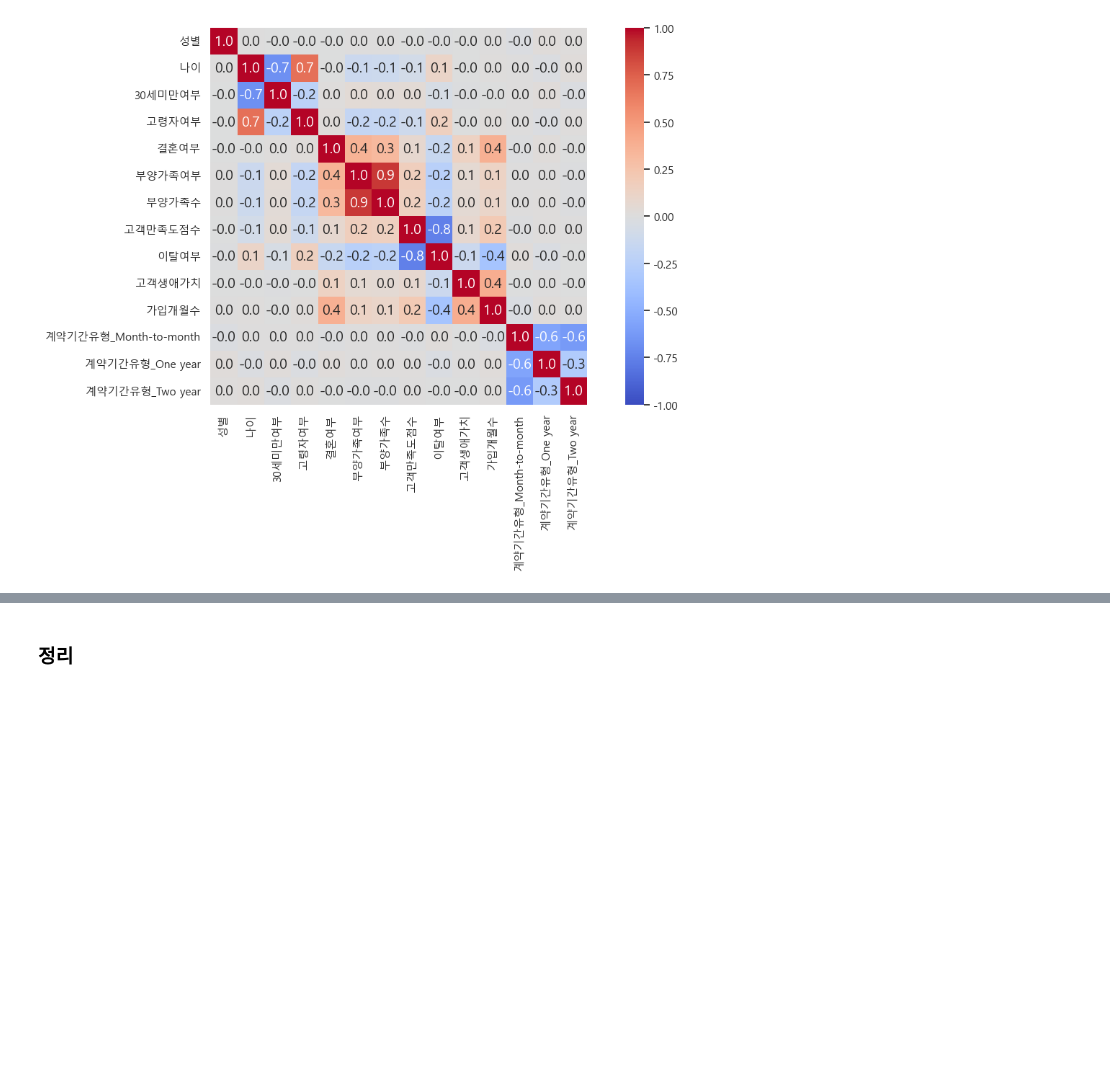
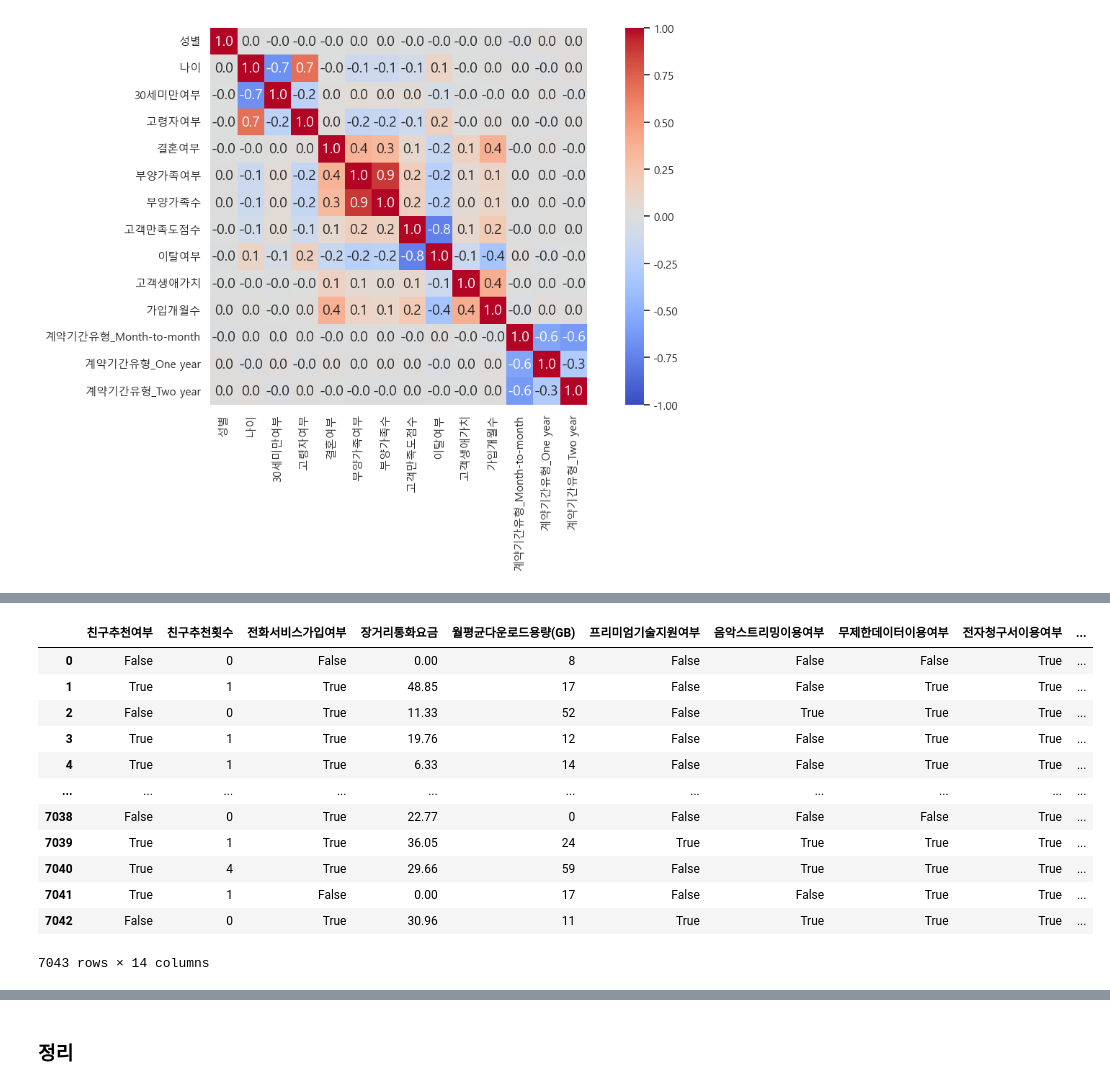
Before and after one commit to Blche/midproject_8, a Jupyter notebook: members/문세희/이탈률 감소방향_가입개월수, 계약기간.ipynb, the cells around one changed output, grey strips where cells are left out. Drawn from its saved outputs; the diff is of its cells as text; code cells hidden in the pictures; blank space fills up the shorter version.

```diff
--- a/members/문세희/이탈률 감소방향_가입개월수, 계약기간.ipynb
+++ b/members/문세희/이탈률 감소방향_가입개월수, 계약기간.ipynb
@@ -503,0 +522,17 @@ plt.show()
+# %%
+numeric_df = services.select_dtypes(include=['number', 'bool'])
+numeric_df
+# %% [output]
+|  | 친구추천여부 | 친구추천횟수 | 전화서비스가입여부 | 장거리통화요금 | 월평균다운로드용량(GB) | 프리미엄기술지원여부 | 음악스트리밍이용여부 | 무제한데이터이용여부 | 전자청구서이용여부 | ... |
+| 0 | False | 0 | False | 0.00 | 8 | False | False | False | True | ... |
+| 1 | True | 1 | True | 48.85 | 17 | False | False | True | True | ... |
+| 2 | False | 0 | True | 11.33 | 52 | False | True | True | True | ... |
+| 3 | True | 1 | True | 19.76 | 12 | False | False | True | True | ... |
+| 4 | True | 1 | True | 6.33 | 14 | False | False | True | True | ... |
+| ... | ... | ... | ... | ... | ... | ... | ... | ... | ... | ... |
+| 7038 | False | 0 | True | 22.77 | 0 | False | False | False | True | ... |
+| 7039 | True | 1 | True | 36.05 | 24 | True | True | True | True | ... |
+| 7040 | True | 4 | True | 29.66 | 59 | False | True | True | True | ... |
+| 7041 | True | 1 | False | 0.00 | 17 | False | False | True | True | ... |
+| 7042 | False | 0 | True | 30.96 | 11 | True | True | True | True | ... |
+7043 rows × 14 columns
```
Also changed, not shown: parts of 12 cells of this notebook.
